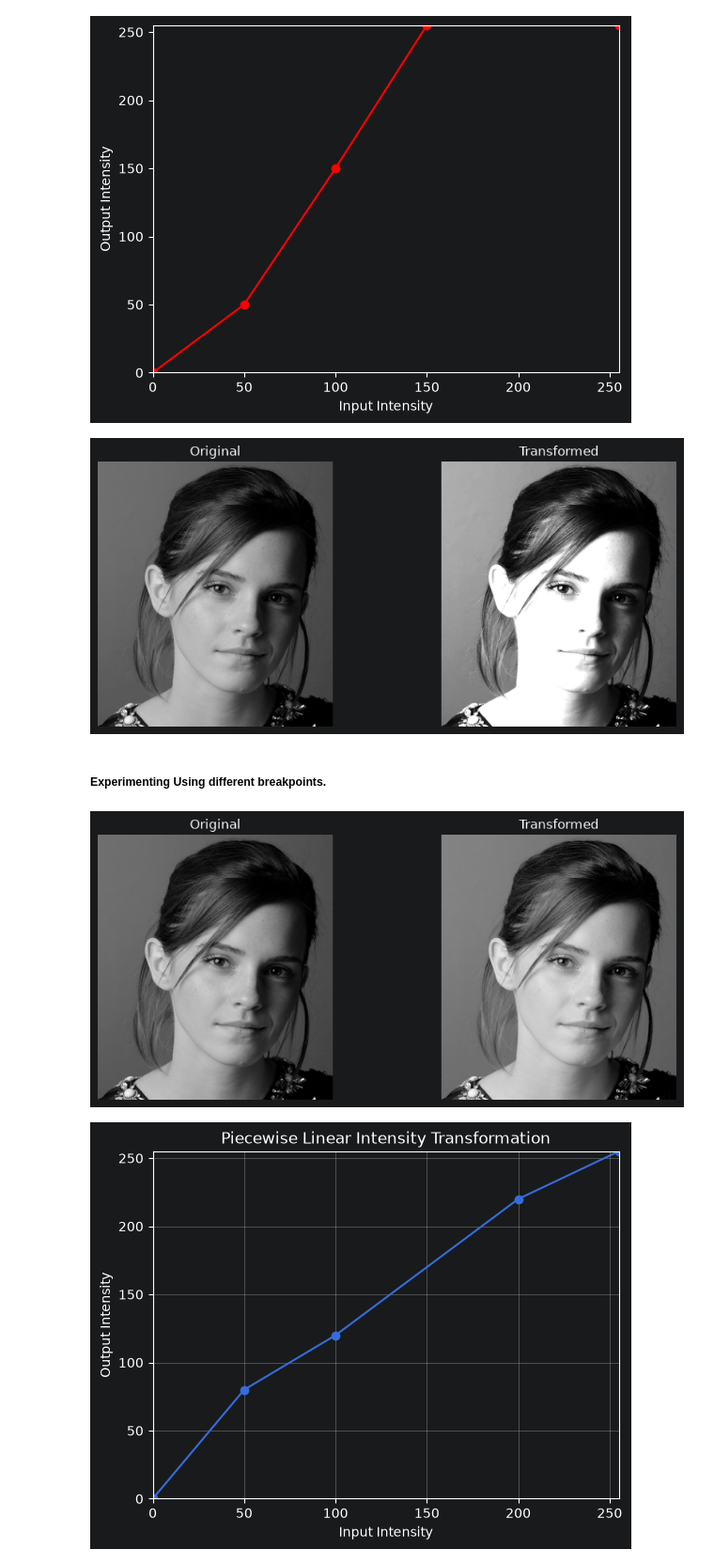
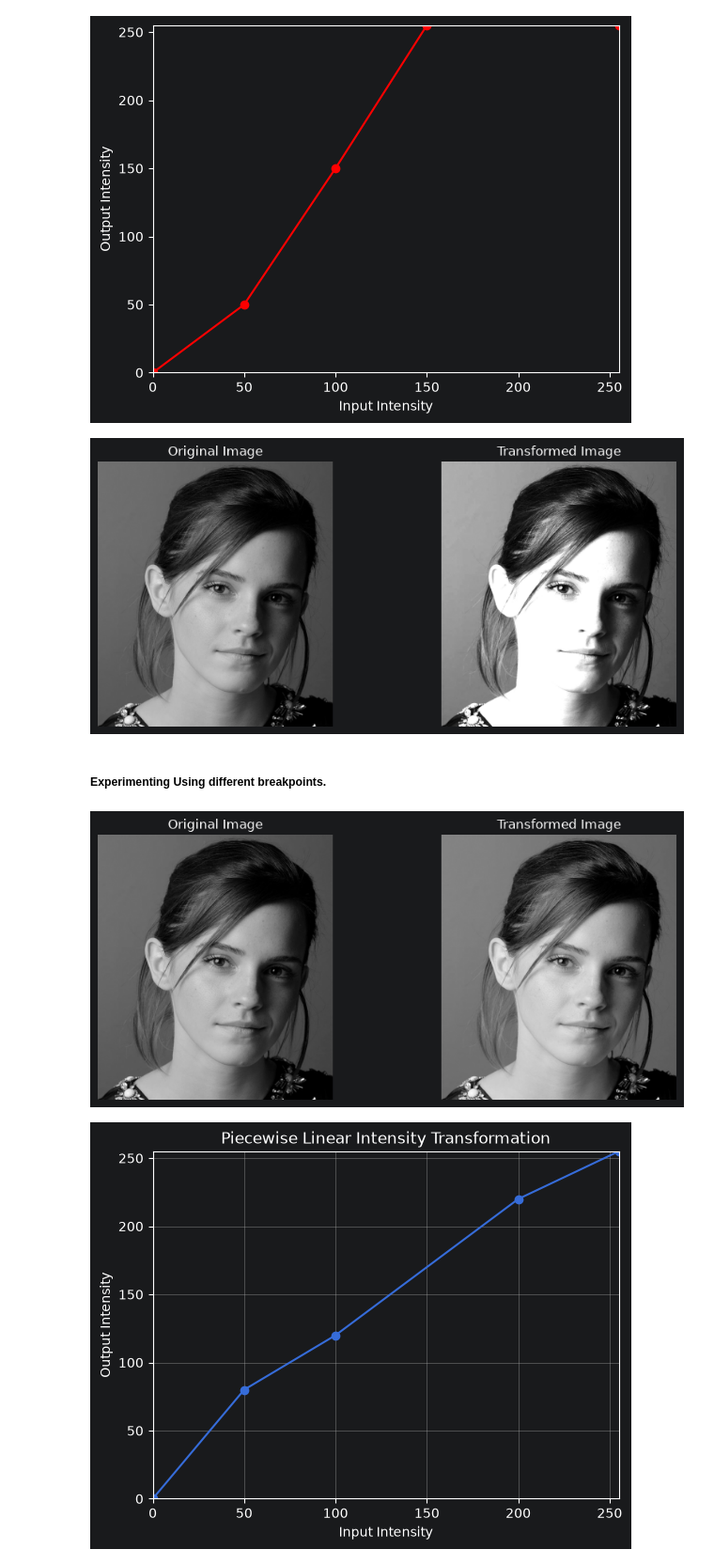
Before and after one commit to KaveeDiv23/Computer-Vision-Assignment-01, a Jupyter notebook: assignment01.ipynb, the cells around one changed output. Shown at 94% size. Drawn from its saved outputs; the diff is of its cells as text; code cells hidden in the pictures.

```diff
--- a/assignment01.ipynb
+++ b/assignment01.ipynb
@@ -44,20 +44,20 @@ plt.show()
 # %%
 plt.figure(figsize=(10, 4))
 
 plt.subplot(1, 2, 1)
 plt.imshow(im1, cmap="gray")
-plt.title("Original")
+plt.title("Original Image")
 plt.axis("off")
 
 plt.subplot(1, 2, 2)
 plt.imshow(r1, cmap="gray")
-plt.title("Transformed")
+plt.title("Transformed Image")
 plt.axis("off")
 
 plt.tight_layout()
 plt.show()
 # %% [output]
-[figure, old version]
+[figure, new version]
 # %% [markdown]
 ##### Experimenting Using different breakpoints.
 # %%
@@ -75,18 +75,18 @@ plt.figure(figsize=(10, 4))
 
 plt.subplot(1, 2, 1)
 plt.imshow(im1, cmap="gray")
-plt.title("Original")
+plt.title("Original Image")
 plt.axis("off")
 
 plt.subplot(1, 2, 2)
 plt.imshow(r2, cmap="gray")
-plt.title("Transformed")
+plt.title("Transformed Image")
 plt.axis("off")
 
 plt.tight_layout()
 plt.show()
 # %% [output]
-[figure, old version]
+[figure, new version]
 # %%
 plt.plot(breakpoints2[:, 0], breakpoints2[:, 1], marker="o")
 plt.xlabel("Input Intensity")
```
Also changed, not shown: parts of 8 cells of this notebook.
